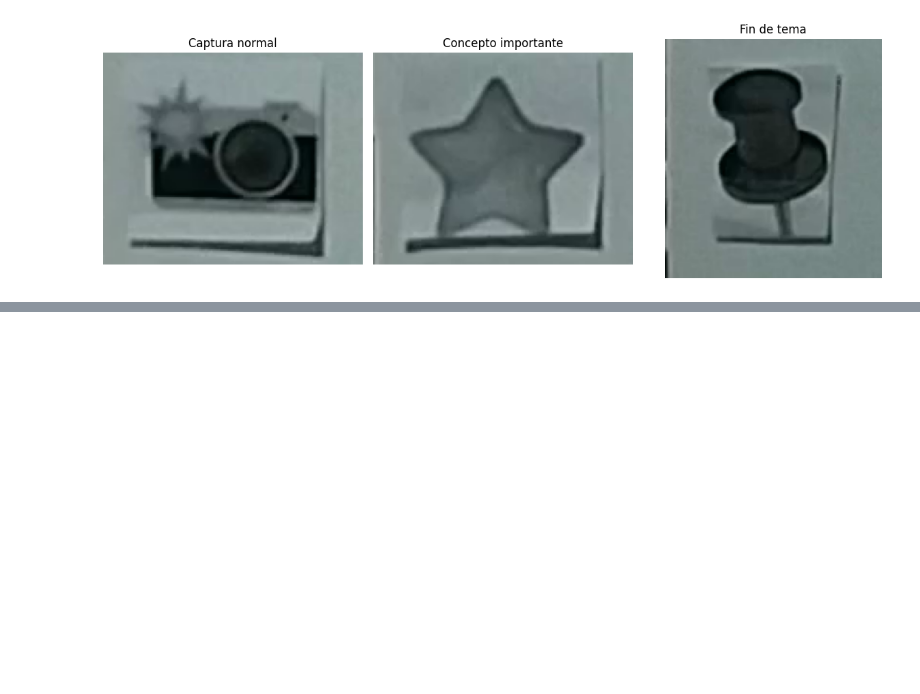
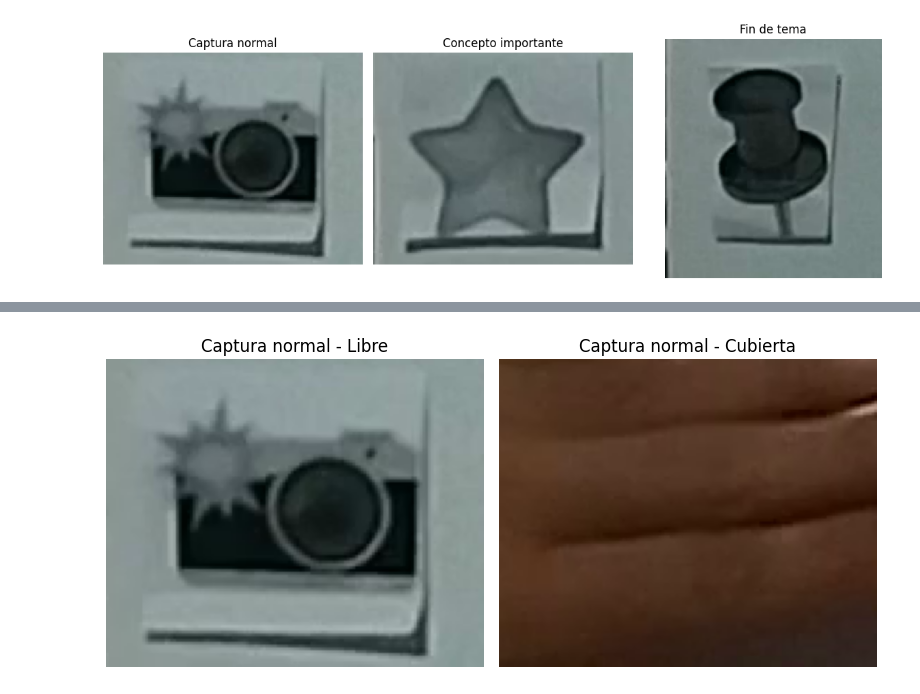
Before and after one commit to nicodf91/pizarra-snap, a Jupyter notebook: notebooks/PizarraSnap.ipynb, the cells around one changed output, grey strips where cells are left out. Saved outputs shown, nothing was run; the diff lists cells and outputs as text; code cells hidden in the pictures; blank space fills up the shorter version.

```diff
--- a/notebooks/PizarraSnap.ipynb
+++ b/notebooks/PizarraSnap.ipynb
@@ -303,0 +711,22 @@ plt.show()
+# %%
+# Comparo visualmente la ROI de Captura normal
+# en sus dos estados: libre y cubierta.
+
+plt.figure(figsize=(8, 4))
+
+# Muestro la ROI libre.
+plt.subplot(1, 2, 1)
+plt.imshow(cv2.cvtColor(roi_normal, cv2.COLOR_BGR2RGB))
+plt.title("Captura normal - Libre")
+plt.axis("off")
+
+# Muestro la misma ROI cuando está cubierta.
+plt.subplot(1, 2, 2)
+plt.imshow(cv2.cvtColor(roi_normal_cubierta, cv2.COLOR_BGR2RGB))
+plt.title("Captura normal - Cubierta")
+plt.axis("off")
+
+plt.tight_layout()
+plt.show()
+# %% [output]
+[figure, added]
```
Also changed, not shown: parts of 55 cells of this notebook.
